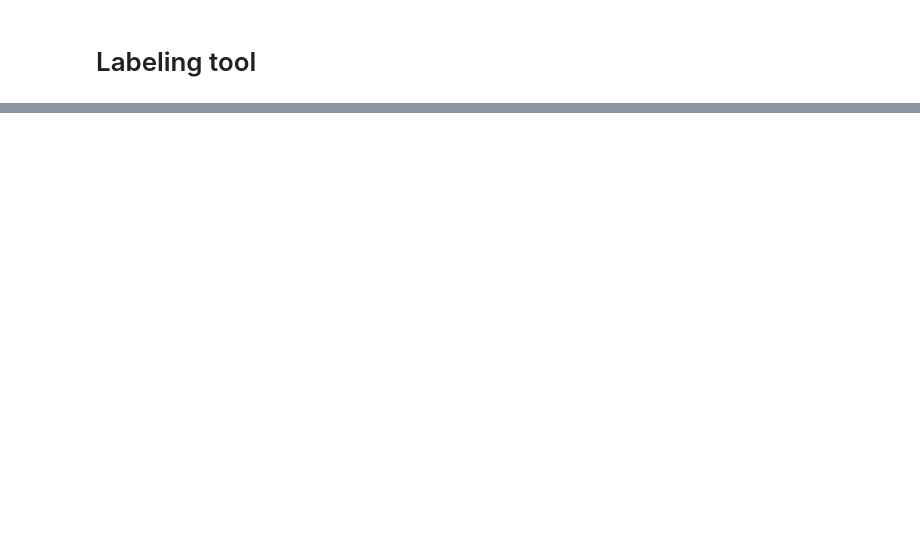
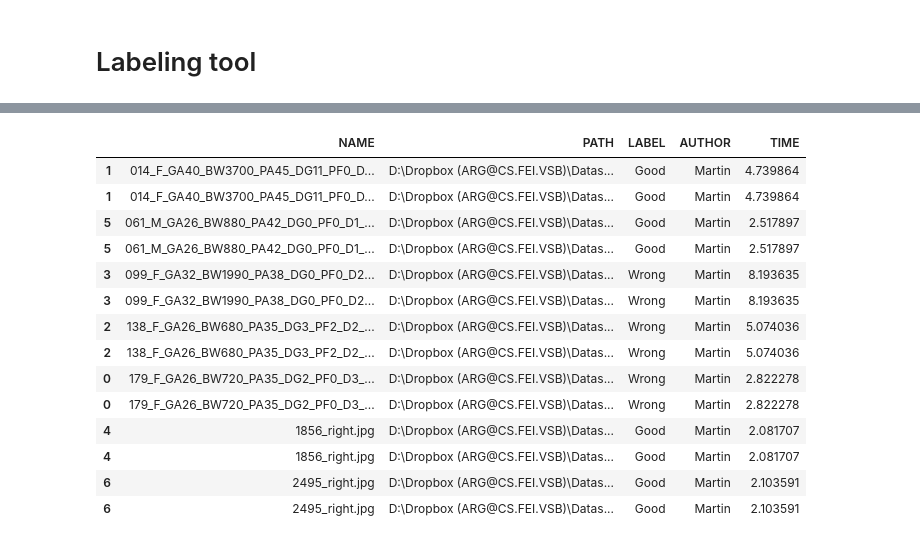
Before and after one commit to MartinHasal/Label_image_in_Jupyter_notebook, a Jupyter notebook: Label_dataset.ipynb, the cells around one changed output, grey strips where cells are left out. Cells and saved outputs as stored; diff of their text form; code cells hidden in the pictures; blank space fills up the shorter version.

```diff
--- a/Label_dataset.ipynb
+++ b/Label_dataset.ipynb
@@ -262,0 +259,5 @@ labels.images[labels.indx[labels.position]]
+# %%
+LABEL_NAME = 'dataset_labels' + time.strftime("%d%m%Y-%H%M%S") # add timestamp to .csv file, keep the first word unique
+LABELS_FOLDER = './Labels'
+os.makedirs(LABELS_FOLDER, exist_ok=True)  # store data to this folder
+labels.df.to_csv(LABELS_FOLDER + LABEL_NAME + '.csv', index=False)
@@ -262,0 +322,20 @@ labels.images[labels.indx[labels.position]]
+# %%
+# find the duplications
+df_same_label = df.loc[df.duplicated(subset='NAME', keep=False)].sort_values(by=['NAME'])
+df_same_label
+# %% [output]
+|  | NAME | PATH | LABEL | AUTHOR | TIME |
+| 1 | 014_F_GA40_BW3700_PA45_DG11_PF0_D... | D:\Dropbox (ARG@CS.FEI.VSB)\Datas... | Good | Martin | 4.739864 |
+| 1 | 014_F_GA40_BW3700_PA45_DG11_PF0_D... | D:\Dropbox (ARG@CS.FEI.VSB)\Datas... | Good | Martin | 4.739864 |
+| 5 | 061_M_GA26_BW880_PA42_DG0_PF0_D1_... | D:\Dropbox (ARG@CS.FEI.VSB)\Datas... | Good | Martin | 2.517897 |
+| 5 | 061_M_GA26_BW880_PA42_DG0_PF0_D1_... | D:\Dropbox (ARG@CS.FEI.VSB)\Datas... | Good | Martin | 2.517897 |
+| 3 | 099_F_GA32_BW1990_PA38_DG0_PF0_D2... | D:\Dropbox (ARG@CS.FEI.VSB)\Datas... | Wrong | Martin | 8.193635 |
+| 3 | 099_F_GA32_BW1990_PA38_DG0_PF0_D2... | D:\Dropbox (ARG@CS.FEI.VSB)\Datas... | Wrong | Martin | 8.193635 |
+| 2 | 138_F_GA26_BW680_PA35_DG3_PF2_D2_... | D:\Dropbox (ARG@CS.FEI.VSB)\Datas... | Wrong | Martin | 5.074036 |
+| 2 | 138_F_GA26_BW680_PA35_DG3_PF2_D2_... | D:\Dropbox (ARG@CS.FEI.VSB)\Datas... | Wrong | Martin | 5.074036 |
+| 0 | 179_F_GA26_BW720_PA35_DG2_PF0_D3_... | D:\Dropbox (ARG@CS.FEI.VSB)\Datas... | Wrong | Martin | 2.822278 |
+| 0 | 179_F_GA26_BW720_PA35_DG2_PF0_D3_... | D:\Dropbox (ARG@CS.FEI.VSB)\Datas... | Wrong | Martin | 2.822278 |
+| 4 | 1856_right.jpg | D:\Dropbox (ARG@CS.FEI.VSB)\Datas... | Good | Martin | 2.081707 |
+| 4 | 1856_right.jpg | D:\Dropbox (ARG@CS.FEI.VSB)\Datas... | Good | Martin | 2.081707 |
+| 6 | 2495_right.jpg | D:\Dropbox (ARG@CS.FEI.VSB)\Datas... | Good | Martin | 2.103591 |
+| 6 | 2495_right.jpg | D:\Dropbox (ARG@CS.FEI.VSB)\Datas... | Good | Martin | 2.103591 |
```
Also changed, not shown: parts of 19 cells of this notebook.
